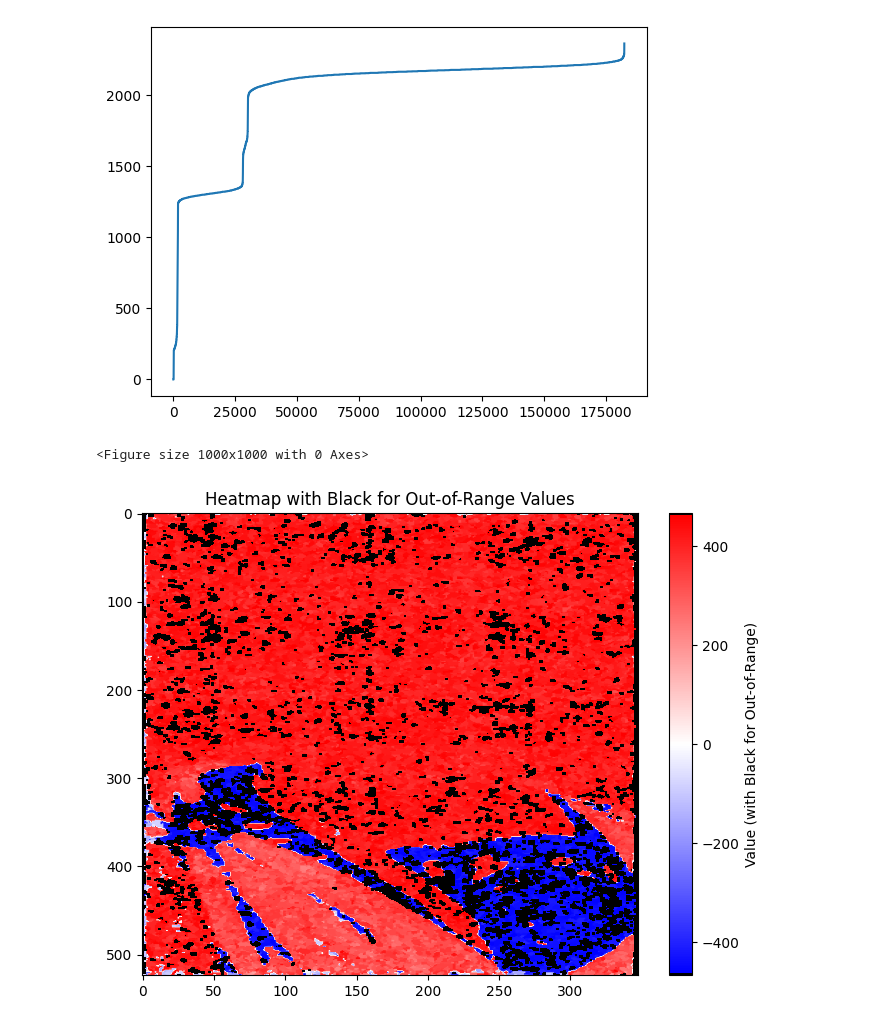
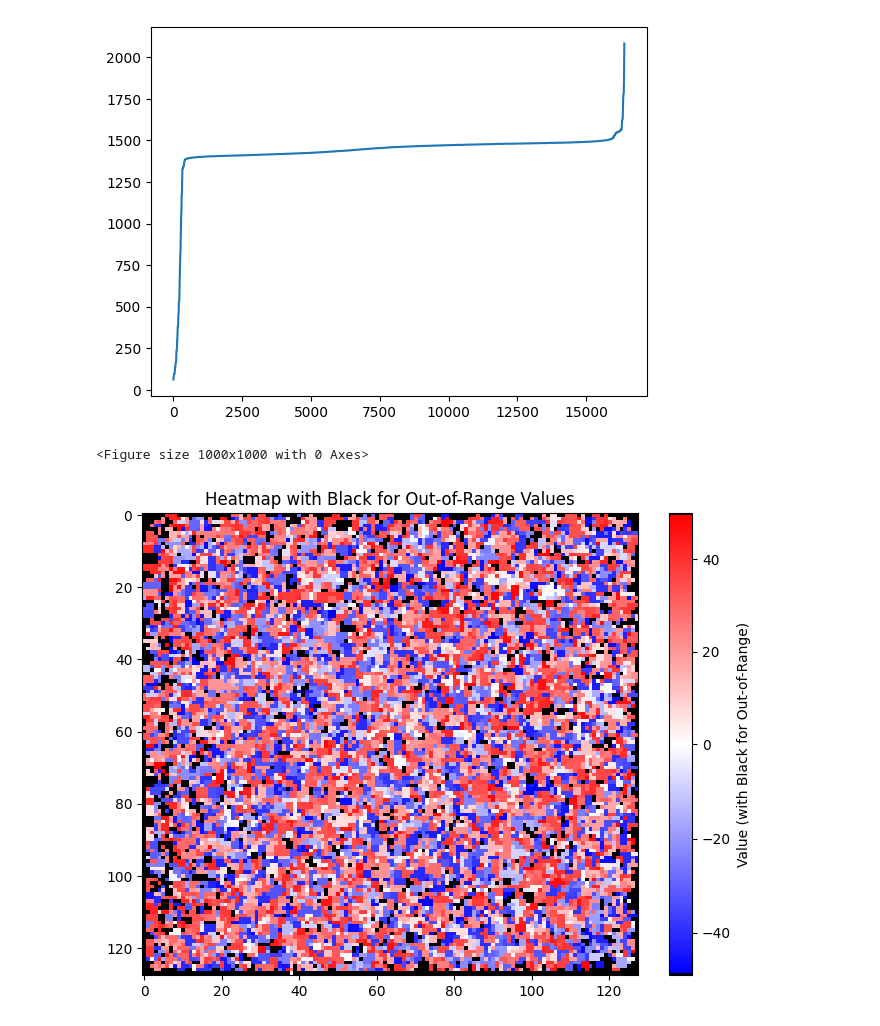
Before and after one commit to erzar0/masters-thesis, a Jupyter notebook: data_exploration.ipynb, the cells around one changed output. Cells and saved outputs as stored; diff of their text form; code cells hidden in the pictures.

```diff
--- a/data_exploration.ipynb
+++ b/data_exploration.ipynb
@@ -78,46 +17,52 @@ plt.plot(FeatureEnhancer._metropolis_hasting_mcmc(spectrum, steps=20000))
+# %%
+from src.DataPreprocessor import DataPreprocessor
+import numpy as np
+from skimage.filters import gaussian
+
+peaks_cu = [1000, 1614]
+energies_cu = [5.088, 8.046]
+
+
+energy_range, spectra = DataPreprocessor.processed_spectra(gaussian(cu_e_xy, sigma=1, channel_axis=-1), peaks_cu, energies_cu)
+spectra = spectra[:,:, 200:4000]
 # %%
 import matplotlib.colors as mcolors
 import numpy as np
 
+max_positions = np.argmax(spectra, axis=2)
 im = max_positions.copy()
 
 plt.plot(sorted(im.flatten()))
 plt.figure(figsize=(10, 10))
 
 
 vmin, vmax = np.percentile(im, [5, 95])
 ill_values_predicate = np.logical_or(im < vmin, im > vmax)
 im[ill_values_predicate] = 10e10
 vmid = int((vmax + vmin) / 2)
 im -= vmid
 vmin, vmax = vmin - vmid, vmax - vmid
 
 
-
-# print(np.percentile(im, 10))
-# plt.imshow(im, aspect="auto", cmap="plasma", vmin=vmin, vmax=vmax)
-# plt.imshow(im[im==0], aspect="auto", c, vmin=vmin, vmax=vmax)
-# plt.colorbar()
-
 cmap = plt.cm.bwr
-colors = cmap(np.linspace(0, 1, 256))  # Get the original colormap colors
+colors = cmap(np.linspace(0, 1, 256))
 
 centered_norm = mcolors.TwoSlopeNorm(vmin=vmin , vcenter=0, vmax=vmax)
 
-colors = np.vstack(([0, 0, 0, 1], colors, [0, 0, 0, 1]))  # Add black at start and end
+colors = np.vstack(([0, 0, 0, 1], colors, [0, 0, 0, 1]))
 custom_cmap = mcolors.ListedColormap(colors)
 
 # Define the boundaries
-boundaries = np.linspace(vmin, vmax, 256)  # Define normal range
-boundaries = np.concatenate(([im.min()], boundaries, [im.max()]))  # Extend for black
+boundaries = np.linspace(vmin, vmax, 256)
+boundaries = np.concatenate(([im.min()], boundaries, [im.max()]))
 
 # Plot heatmap
 plt.figure(figsize=(8, 6))
 plt.imshow(im, cmap=custom_cmap, norm=centered_norm, aspect="auto")
 plt.colorbar(label="Value (with Black for Out-of-Range)")
 plt.title("Heatmap with Black for Out-of-Range Values")
 plt.show()
 # %% [output]
-[figure, old version]
+[figure, new version]
 <Figure size 1000x1000 with 0 Axes>
-[figure, old version]
+[figure, new version]
```
Also changed, not shown: parts of 7 cells of this notebook, 8 other files.
